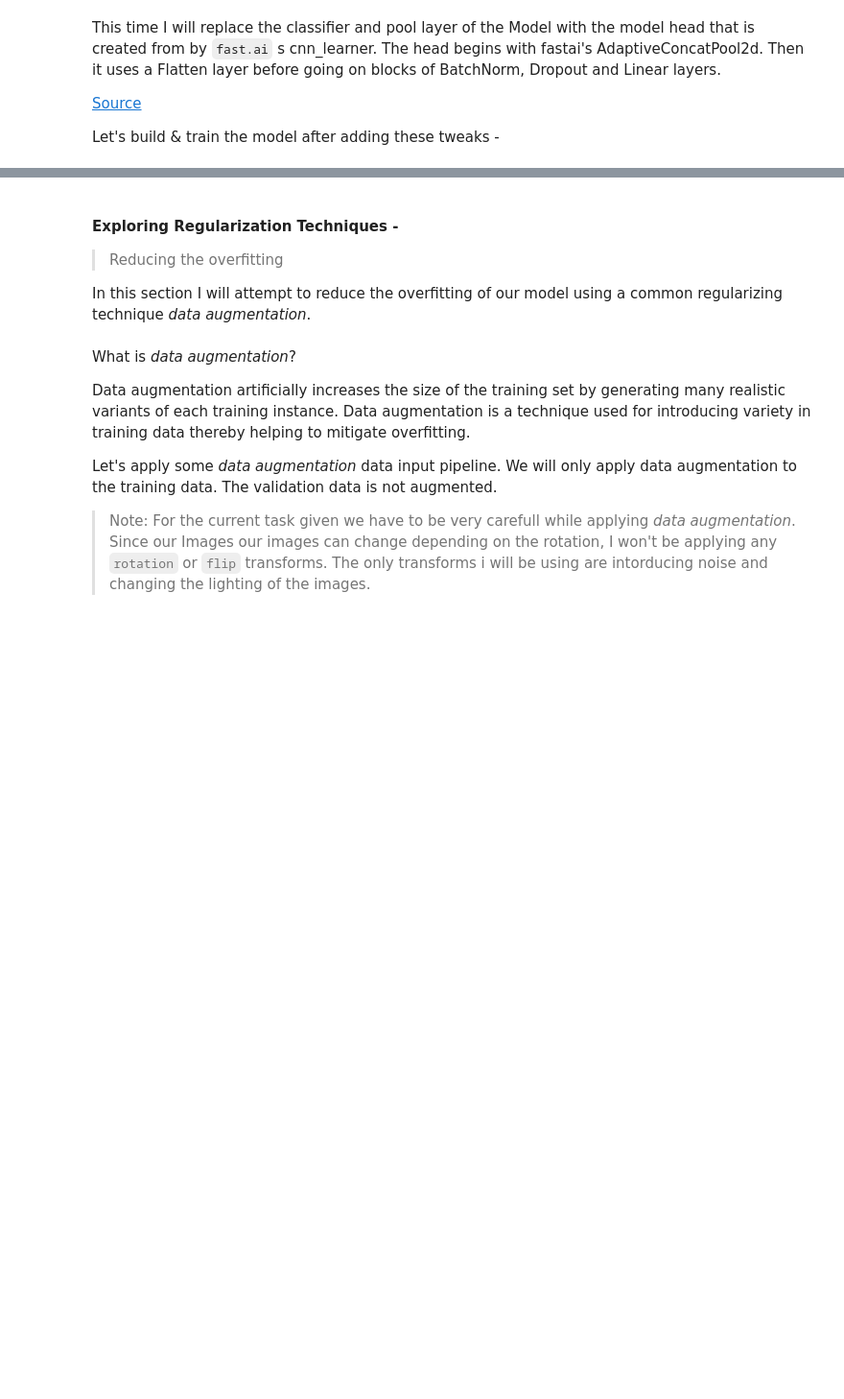
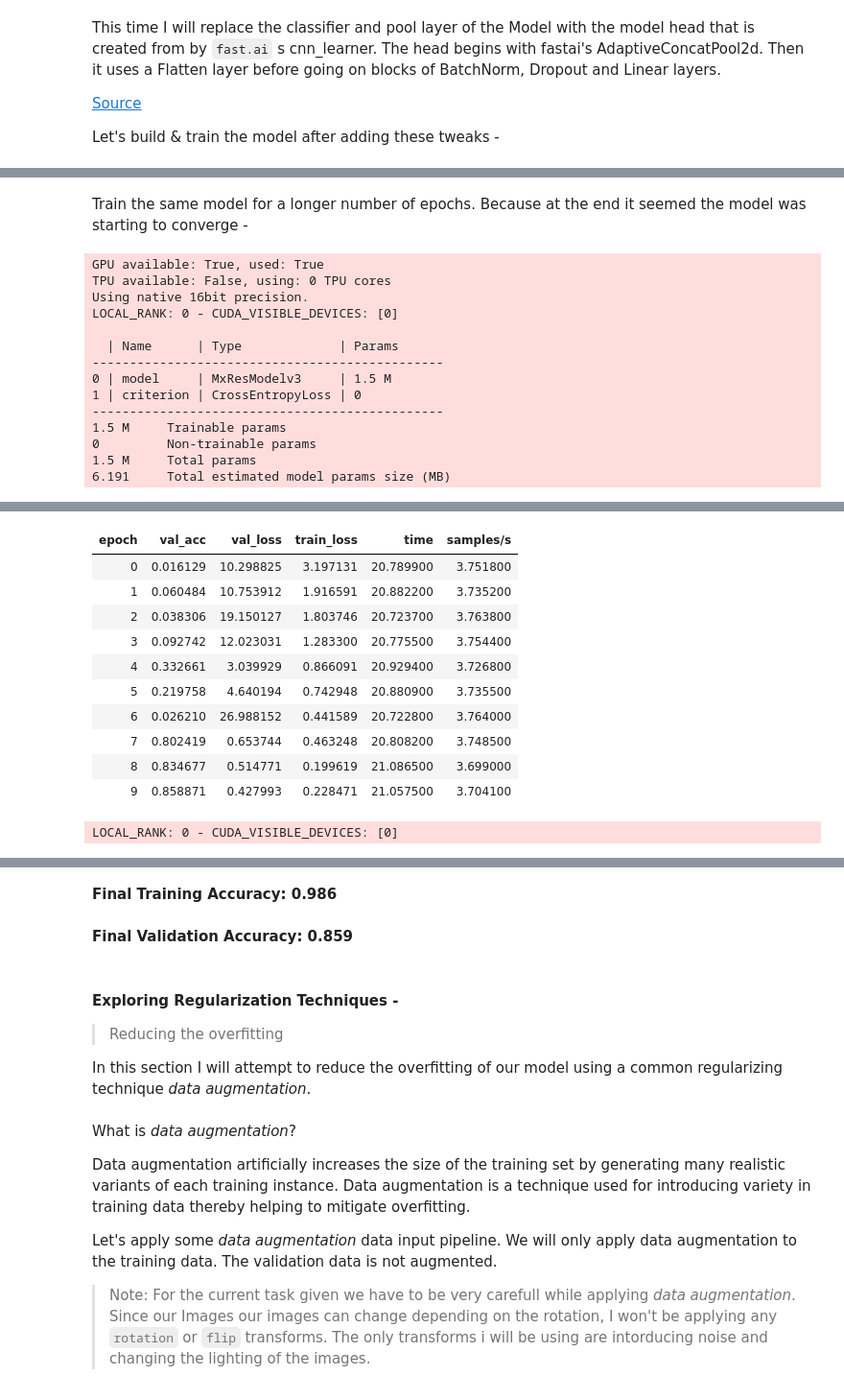
Before and after one commit to benihime91/midas-summer-internship-2021, a Jupyter notebook: midas_task_2_part_01.ipynb, the cells around one changed output, grey strips where cells are left out. Shown: that part at 96% size. Saved outputs shown, nothing was run; the diff lists cells and outputs as text; code cells hidden in the pictures; blank space fills up the shorter version.

```diff
--- a/midas_task_2_part_01.ipynb
+++ b/midas_task_2_part_01.ipynb
@@ -1182,9 +1193,10 @@ This time I will replace the classifier and pool layer of the Model with the mod
 
 Let's build & train the model after adding these tweaks -
 # %%
-class AdaptiveConcatPool2d(Module):
+class AdaptiveConcatPool2d(nn.Module):
     "Layer that concats `AdaptiveAvgPool2d` and `AdaptiveMaxPool2d`"
     def __init__(self, size=None):
+        super(AdaptiveConcatPool2d, self).__init__()
         self.size = size or 1
         self.ap = nn.AdaptiveAvgPool2d(self.size)
         self.mp = nn.AdaptiveMaxPool2d(self.size)
@@ -1193,14 +1205,14 @@ class AdaptiveConcatPool2d(Module):
 
 
 class FastaiHead(nn.Sequential):
-    def __init__(self, nf: int, num_outputs: int, act_cls=Mish):
+    def __init__(self, nf: int, num_outputs: int, hiddens: int = 512, act_cls=Mish):
         l1 = nn.BatchNorm1d(nf)
         l2 = nn.Dropout(p=0.25)
-        l3 = nn.Linear(in_features=nf, out_features=512, bias=False)
+        l3 = nn.Linear(in_features=nf, out_features=hiddens, bias=False)
         l4 = act_cls(inplace=True)
-        l5 = nn.BatchNorm1d(512)
+        l5 = nn.BatchNorm1d(hiddens)
         l6 = nn.Dropout(p=0.5)
-        fc = nn.Linear(in_features=512, out_features=num_outputs, bias=False)
+        fc = nn.Linear(in_features=hiddens, out_features=num_outputs, bias=False)
 
         layers = OrderedDict(fc1=nn.Sequential(l1, l2, l3, l4, l5, l6), fc2=fc)
         super(FastaiHead, self).__init__(layers)
@@ -1219,8 +1231,8 @@ class MxResModelv3(nn.Sequential):
         block1 = xResBlock(in_chans=64, out_chans=64,  stride=1, kernel_size=3, act_cls=act_cls)
         block2 = xResBlock(in_chans=64, out_chans=128, stride=2, kernel_size=3, act_cls=act_cls)
         block3 = xResBlock(in_chans=128,out_chans=256, stride=2, kernel_size=3, act_cls=act_cls)
-        pool = nn.Sequential(nn.AdaptiveConcatPool2d(1), nn.Flatten())
-        fc = FastaiHead(nf=256, num_outputs=num_outputs, act_cls=act_cls)
+        pool = nn.Sequential(AdaptiveConcatPool2d(1), nn.Flatten())
+        fc = FastaiHead(nf=2*256, num_outputs=num_outputs, act_cls=act_cls)
         layers = OrderedDict(stem=conv_stem, block1=block1, block2=block2, block3=block3, pool_flatten=pool, fc=fc)
         super(MxResModelv3, self).__init__(layers)
 # %%
@@ -1249,0 +1292,41 @@ display(Markdown(f"**Final Validation Accuracy: {round(val_acc, 3)}**"))
+# %% [markdown]
+Train the same model for a longer number of epochs. Because at the end it seemed the model was starting to converge -
+# %%
+exp_name = "stage-04-Mxresblock"
+train_dl, valid_dl = get_data(base_tfms, valid_transforms=base_tfms)
+
+# instantiate the model
+model = MxResModelv3(num_outputs=len(CLASS_MAP), act_cls=Mish)
+
+# Put the model into Lightning-Task
+task = ClassificationTask(model, lr=3e-03)
+
+cbs = [
+    ModelCheckpoint(monitor="val_acc", filename=exp_name, dirpath=os.getcwd()),
+    NotebookProgressCallback(),
+]
+
+trainer = pl.Trainer(max_epochs=10, callbacks=cbs, gpus=1, precision=16, deterministic=True)
+trainer.fit(task, train_dataloader=train_dl, val_dataloaders=valid_dl)
+
+# Evalute the final performance of the Model
+tst_res = trainer.test(ckpt_path="best", test_dataloaders=[train_dl, valid_dl], verbose=False)
+trn_acc, val_acc = tst_res[0]["test_acc/dataloader_idx_0"], tst_res[1]["test_acc/dataloader_idx_1"]
+
+display(Markdown(f"**Final Training Accuracy: {round(trn_acc, 3)}**"))
+display(Markdown(f"**Final Validation Accuracy: {round(val_acc, 3)}**"))
+# %% [output]
+GPU available: True, used: True
+TPU available: False, using: 0 TPU cores
+Using native 16bit precision.
+LOCAL_RANK: 0 - CUDA_VISIBLE_DEVICES: [0]
+
+  | Name      | Type             | Params
+-----------------------------------------------
+0 | model     | MxResModelv3     | 1.5 M
+1 | criterion | CrossEntropyLoss | 0
+-----------------------------------------------
+1.5 M     Trainable params
+0         Non-trainable params
+1.5 M     Total params
+6.191     Total estimated model params size (MB)
@@ -1249,0 +1335,12 @@ display(Markdown(f"**Final Validation Accuracy: {round(val_acc, 3)}**"))
+| epoch | val_acc | val_loss | train_loss | time | samples/s |
+| 0 | 0.016129 | 10.298825 | 3.197131 | 20.789900 | 3.751800 |
+| 1 | 0.060484 | 10.753912 | 1.916591 | 20.882200 | 3.735200 |
+| 2 | 0.038306 | 19.150127 | 1.803746 | 20.723700 | 3.763800 |
+| 3 | 0.092742 | 12.023031 | 1.283300 | 20.775500 | 3.754400 |
+| 4 | 0.332661 | 3.039929 | 0.866091 | 20.929400 | 3.726800 |
+| 5 | 0.219758 | 4.640194 | 0.742948 | 20.880900 | 3.735500 |
+| 6 | 0.026210 | 26.988152 | 0.441589 | 20.722800 | 3.764000 |
+| 7 | 0.802419 | 0.653744 | 0.463248 | 20.808200 | 3.748500 |
+| 8 | 0.834677 | 0.514771 | 0.199619 | 21.086500 | 3.699000 |
+| 9 | 0.858871 | 0.427993 | 0.228471 | 21.057500 | 3.704100 |
+LOCAL_RANK: 0 - CUDA_VISIBLE_DEVICES: [0]
@@ -1250,3 +1348,5 @@ display(Markdown(f"**Final Validation Accuracy: {round(val_acc, 3)}**"))
+**Final Training Accuracy: 0.986**
+**Final Validation Accuracy: 0.859**
 # %% [markdown]
 #### Exploring Regularization Techniques -
 > Reducing the overfitting
```
Also changed, not shown: parts of 11 cells of this notebook.
